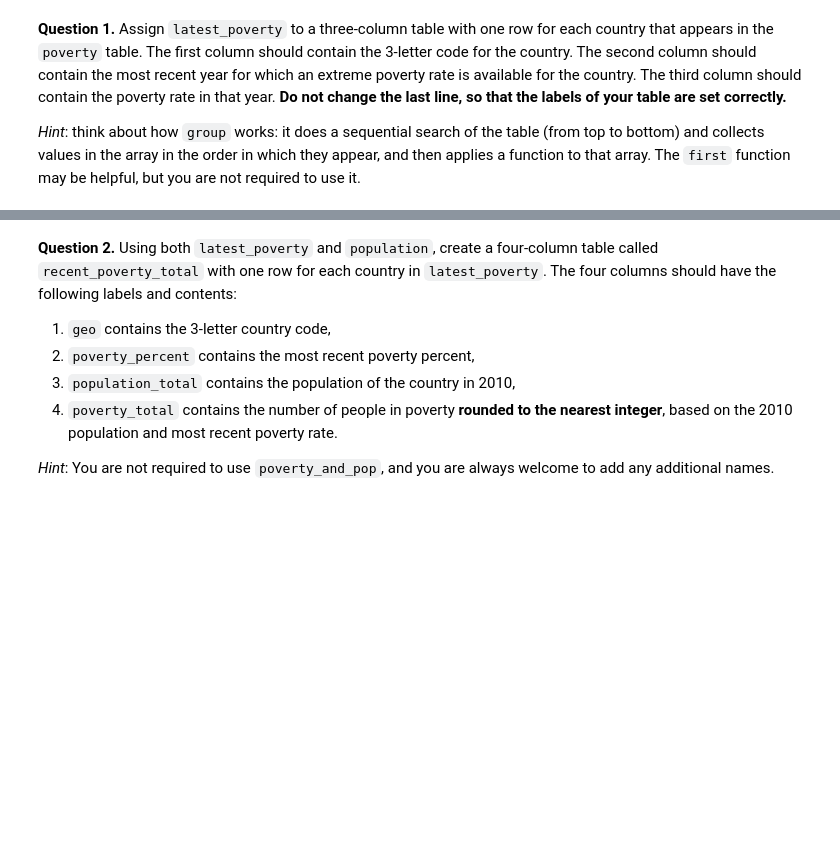
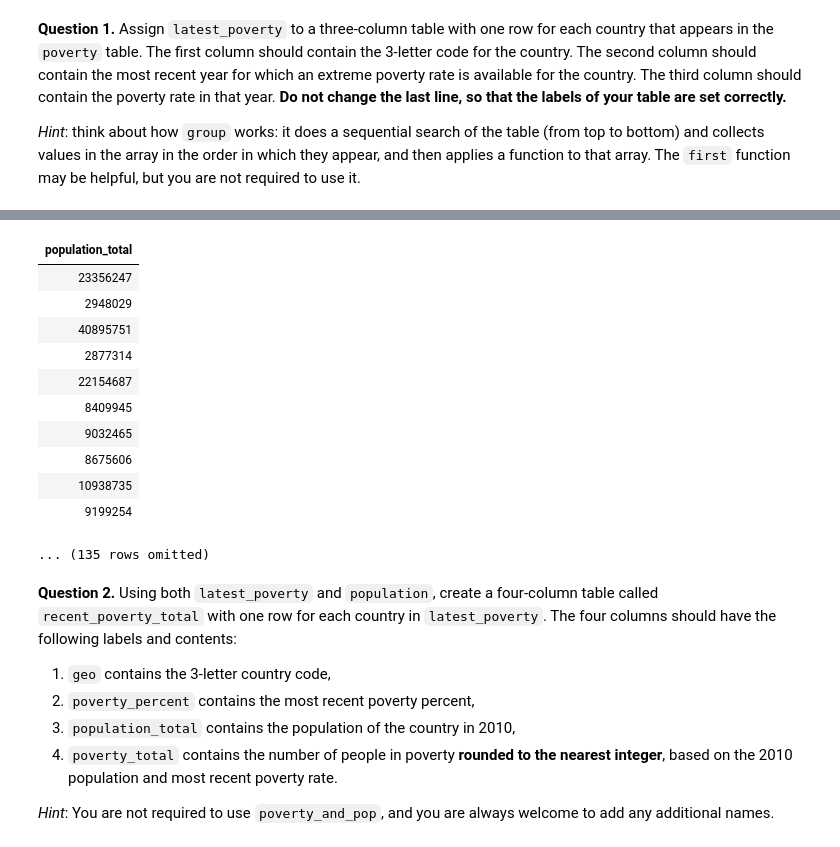
Before and after one commit to morreyy/ellwood-morrell-introF26, a Jupyter notebook: FOR GITHUB/Project 1/project1.ipynb, the cells around one changed output, grey strips where cells are left out. Drawn from its saved outputs; the diff is of its cells as text; code cells hidden in the pictures; blank space fills up the shorter version.

```diff
--- a/FOR GITHUB/Project 1/project1.ipynb
+++ b/FOR GITHUB/Project 1/project1.ipynb
@@ -596,3 +638,18 @@ grader.check("q2_1")
+# %%
+population.where('time', are.equal_to(2010)).where('geo', are.equal_to(latest_poverty.column('geo'))).select('population_total')
+# %% [output]
+| population_total |
+| 23356247 |
+| 2948029 |
+| 40895751 |
+| 2877314 |
+| 22154687 |
+| 8409945 |
+| 9032465 |
+| 8675606 |
+| 10938735 |
+| 9199254 |
+... (135 rows omitted)
 # %% [markdown]
 **Question 2.** Using both `latest_poverty` and `population`, create a four-column table called `recent_poverty_total` with one row for each country in `latest_poverty`. The four columns should have the following labels and contents:
 1. `geo` contains the 3-letter country code,
```
Also changed, not shown: parts of 5 cells of this notebook, 1 other file.
